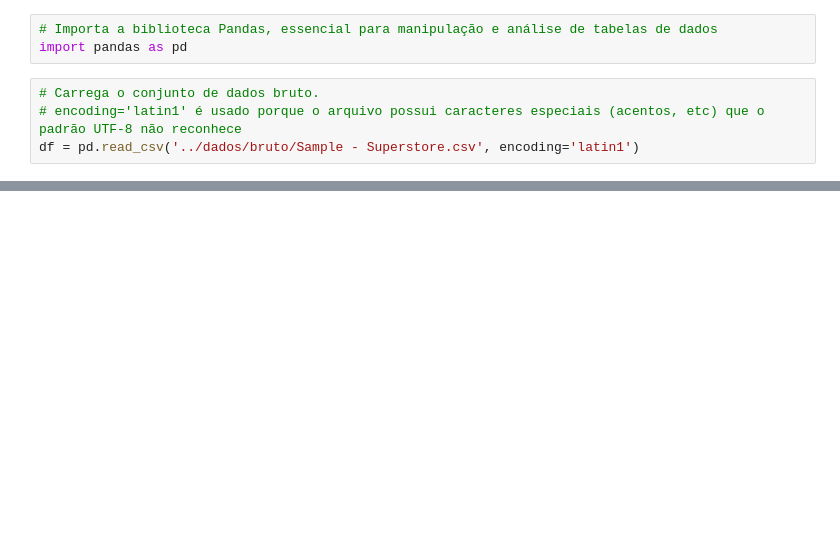
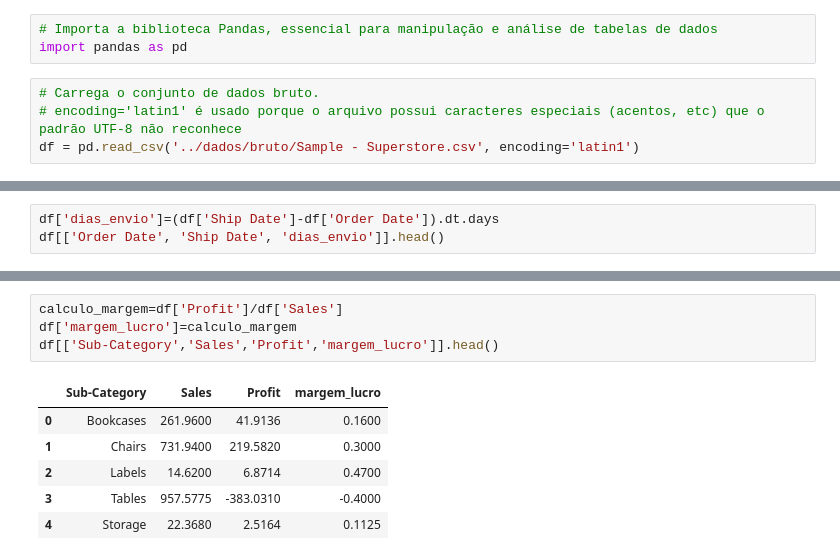
Before and after one commit to Mattanatecn/projetoanalisevendas-SAMPLE-SUPERSTORE, a Jupyter notebook: notebooks/exploracao.ipynb, the cells around one changed output, grey strips where cells are left out. Saved outputs shown, nothing was run; the diff lists cells and outputs as text; blank space fills up the shorter version.

Commit message:
avanca exploracao de prazo e margem

```diff
--- a/notebooks/exploracao.ipynb
+++ b/notebooks/exploracao.ipynb
@@ -78,0 +276,3 @@ df.info()
+# %%
+df['dias_envio']=(df['Ship Date']-df['Order Date']).dt.days
+df[['Order Date', 'Ship Date', 'dias_envio']].head()
@@ -78,0 +294,11 @@ df.info()
+# %%
+calculo_margem=df['Profit']/df['Sales']
+df['margem_lucro']=calculo_margem
+df[['Sub-Category','Sales','Profit','margem_lucro']].head()
+# %% [output]
+|  | Sub-Category | Sales | Profit | margem_lucro |
+| 0 | Bookcases | 261.9600 | 41.9136 | 0.1600 |
+| 1 | Chairs | 731.9400 | 219.5820 | 0.3000 |
+| 2 | Labels | 14.6200 | 6.8714 | 0.4700 |
+| 3 | Tables | 957.5775 | -383.0310 | -0.4000 |
+| 4 | Storage | 22.3680 | 2.5164 | 0.1125 |
```
Also changed, not shown: parts of 21 cells of this notebook.
